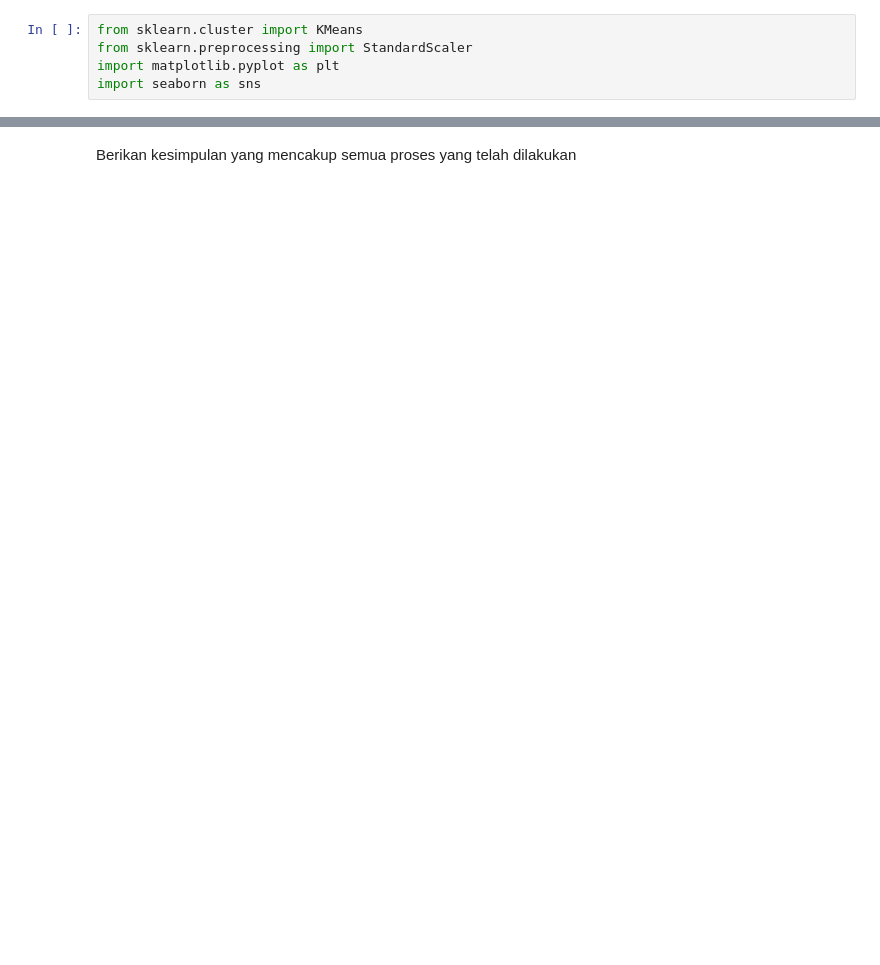
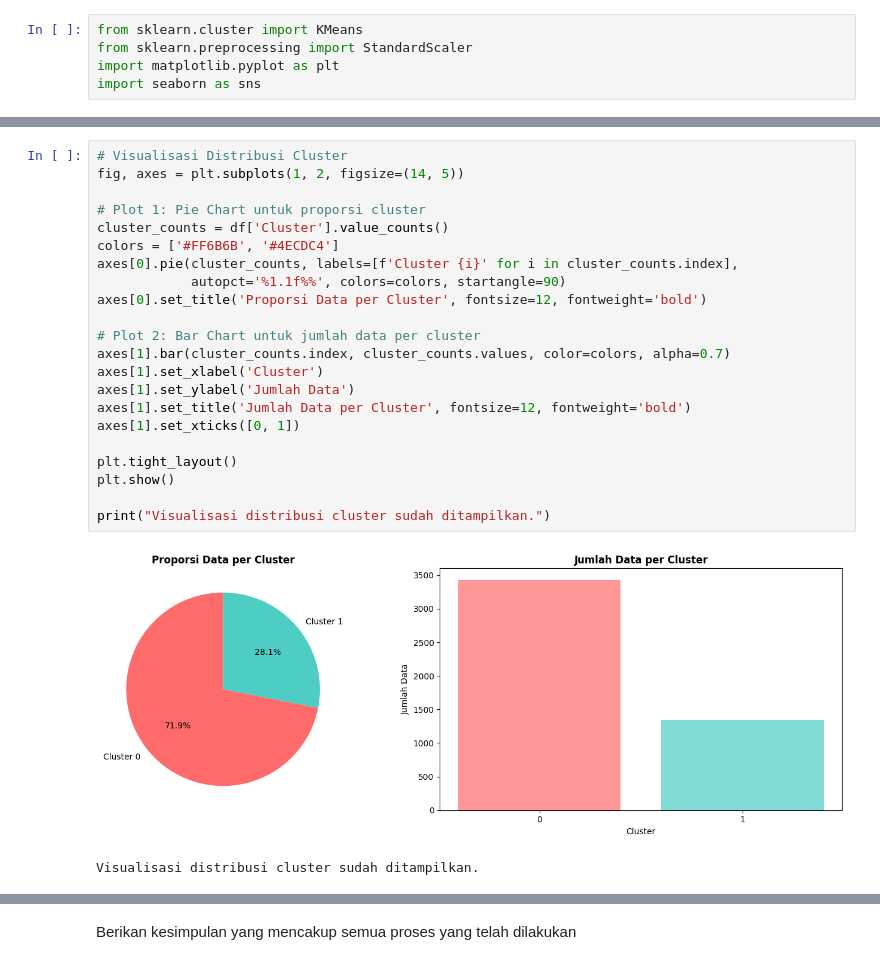
Before and after one commit to drcadis/TUBES-DATA-MINING, a Jupyter notebook: TUBES DATMIN - Part 1 (fixed).ipynb, the cells around one changed output, grey strips where cells are left out. Saved outputs shown, nothing was run; the diff lists cells and outputs as text; blank space fills up the shorter version.

```diff
--- a/TUBES DATMIN - Part 1 (fixed).ipynb
+++ b/TUBES DATMIN - Part 1 (fixed).ipynb
@@ -726,0 +782,25 @@ NameError: name 'df' is not defined
+# %%
+# Visualisasi Distribusi Cluster
+fig, axes = plt.subplots(1, 2, figsize=(14, 5))
+
+# Plot 1: Pie Chart untuk proporsi cluster
+cluster_counts = df['Cluster'].value_counts()
+colors = ['#FF6B6B', '#4ECDC4']
+axes[0].pie(cluster_counts, labels=[f'Cluster {i}' for i in cluster_counts.index],
+            autopct='%1.1f%%', colors=colors, startangle=90)
+axes[0].set_title('Proporsi Data per Cluster', fontsize=12, fontweight='bold')
+
+# Plot 2: Bar Chart untuk jumlah data per cluster
+axes[1].bar(cluster_counts.index, cluster_counts.values, color=colors, alpha=0.7)
+axes[1].set_xlabel('Cluster')
+axes[1].set_ylabel('Jumlah Data')
+axes[1].set_title('Jumlah Data per Cluster', fontsize=12, fontweight='bold')
+axes[1].set_xticks([0, 1])
+
+plt.tight_layout()
+plt.show()
+
+print("Visualisasi distribusi cluster sudah ditampilkan.")
+# %% [output]
+[figure, added]
+Visualisasi distribusi cluster sudah ditampilkan.
```
Also changed, not shown: parts of 9 cells of this notebook.
